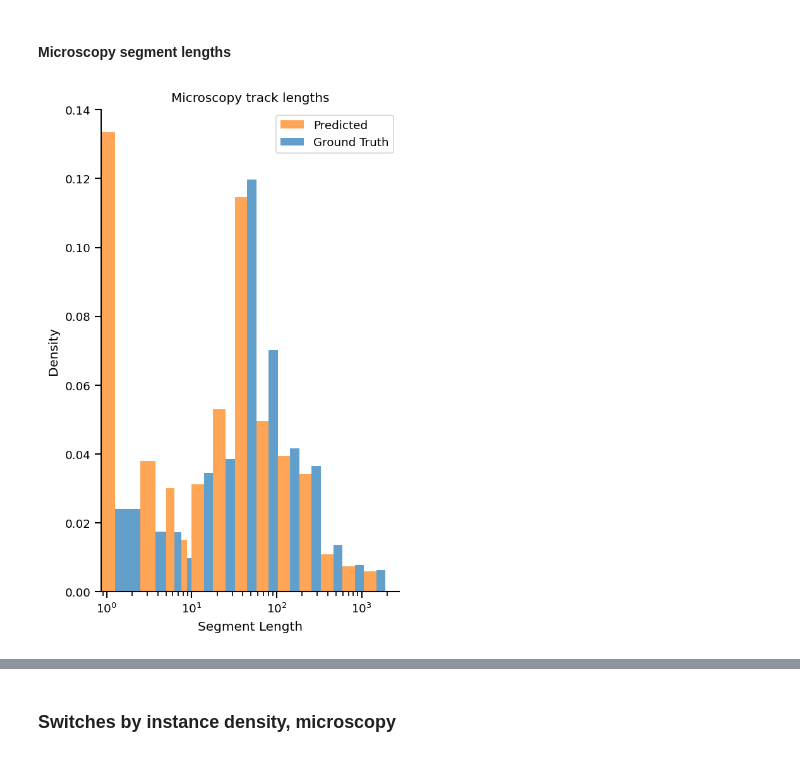
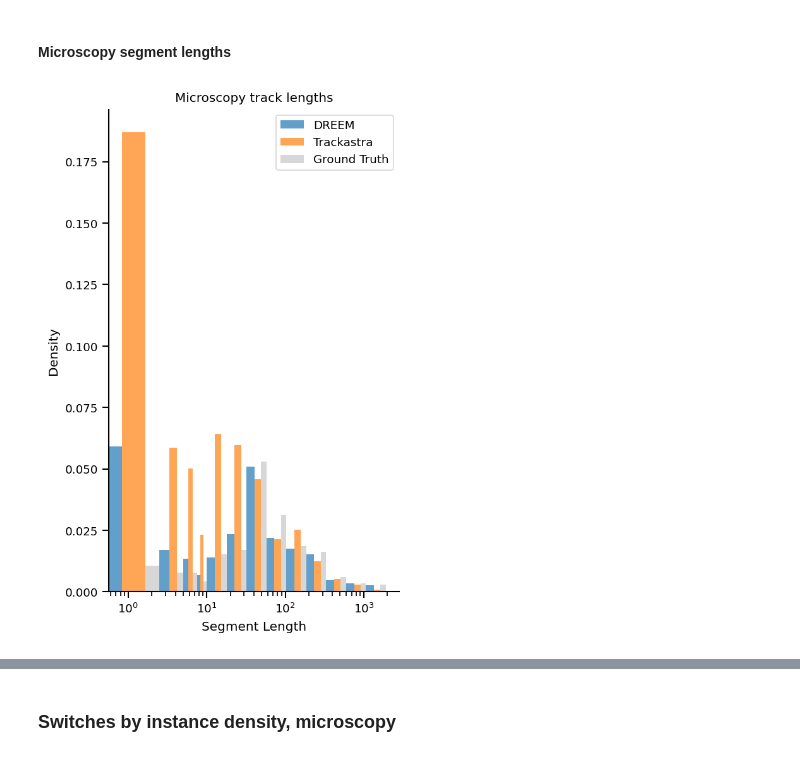
Before and after one commit to talmolab/dreem-plots, a Jupyter notebook: plot_dreem_for_submission.ipynb, the cells around one changed output, grey strips where cells are left out. Saved outputs shown, nothing was run; the diff lists cells and outputs as text; code cells hidden in the pictures.

```diff
--- a/plot_dreem_for_submission.ipynb
+++ b/plot_dreem_for_submission.ipynb
@@ -362,27 +361,39 @@ df = pd.read_csv("./data/paired-microscopy-gt-segment-lengths.csv")
+# %%
+# for our method, DREEM
+df_dreem = pd.read_csv("./data/paired-microscopy-gt-segment-lengths.csv")
+df_dreem["model"] = "DREEM"
+df_dreem.loc[df_dreem["type"] == "Ground Truth", "model"] = "Ground Truth"
+# for Trackastra
+df_trackastra = pd.read_csv("./data/trackastra-paired-microscopy-gt-segment-lengths.csv")
+df_trackastra['model'] = "Trackastra"
+df_trackastra = df_trackastra[df_trackastra["type"] != "Ground Truth"]
+df = pd.concat([df_dreem, df_trackastra])
+# Set the 'model' column as a categorical type with the desired order
+df['model'] = pd.Categorical(df['model'], categories=["DREEM", "Trackastra", "Ground Truth"], ordered=True)
 # %%
 # Create figure with 2 subplots
 fig1, ax1 = plt.subplots(figsize=figure_size)
 bins = np.concatenate([
     np.linspace(0,10, 5),
     np.logspace(1, np.log10(df['segment_length'].max()), 10)
 ])
 # Add histogram for segments_gt_df with a label
-g = sns.histplot(data=df, x="segment_length", hue="type", bins=bins,
-         alpha=0.7, palette={"Predicted": sns.color_palette("tab20")[2], "Ground Truth": sns.color_palette("tab20")[0]},
+g = sns.histplot(data=df, x="segment_length", hue="model", bins=bins,
+         alpha=0.7, palette={"DREEM": sns.color_palette("tab20")[0],  "Trackastra": sns.color_palette("tab20")[2], "Ground Truth": sns.color_palette("tab20")[-5],},
          ax=ax1, multiple="dodge", edgecolor='none', legend=True, stat='probability')
 g.legend_.set_title(None)
 ax1.yaxis.get_major_locator().set_params(integer=True)
 plt.xscale('log')
 ax1.set_xlabel('Segment Length')
 ax1.set_ylabel('Density')
 ax1.set_title('Microscopy track lengths')
 
 sns.despine()
 plt.tight_layout()
-# plt.savefig('./data/paired-microscopy-gt-segment-lengths.png', format='png')
+plt.savefig('./data/dreem-vs-trackastra-paired-microscopy-gt-segment-lengths.png', format='png')
 plt.show()
 # %% [output]
-[figure, old version]
+[figure, new version]
 # %%
 plt.figure(figsize=(2.5,6))
 
```
Also changed, not shown: parts of 17 cells of this notebook, 4 other files.
